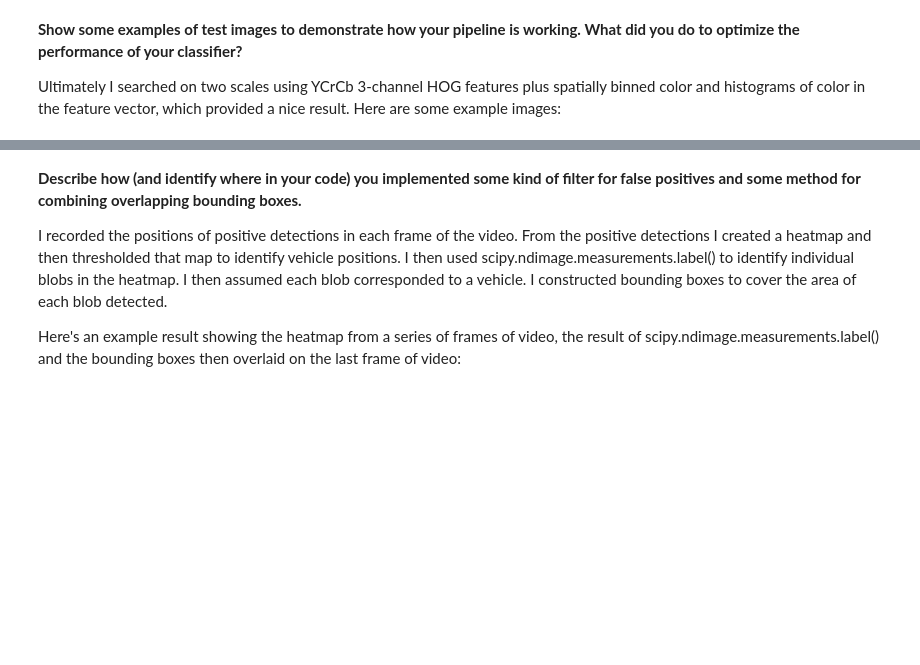
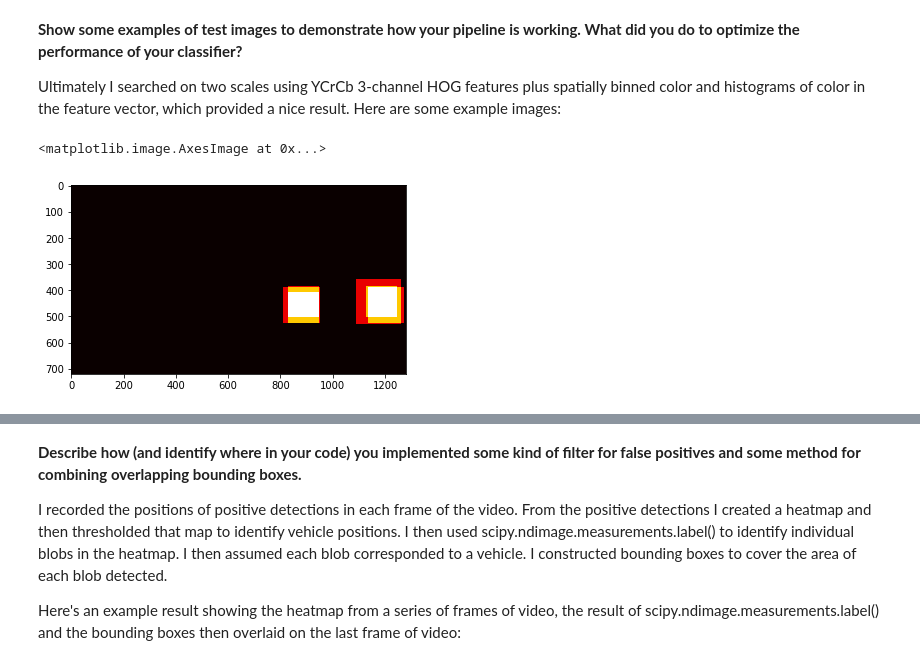
Before and after one commit to hairizuanbinnoorazman/CarND-Vehicle-Detection, a Jupyter notebook: Vehicle Detection.ipynb, the cells around one changed output, grey strips where cells are left out. Saved outputs shown, nothing was run; the diff lists cells and outputs as text; code cells hidden in the pictures; blank space fills up the shorter version.

```diff
--- a/Vehicle Detection.ipynb
+++ b/Vehicle Detection.ipynb
@@ -217,13 +266,17 @@ def extract_features(imgs):
         image = mpimg.imread(file)
 
         # Define the variables needed for using HOG
-        gray_image = gray_convert(image)
-        hog_features = get_hog_features(gray_image, orient=9, pix_per_cell=8, cell_per_block=2)
+        # gray_image = gray_convert(image)
+        # hog_features = get_hog_features(gray_image, orient=9, pix_per_cell=8, cell_per_block=2)
 
         # Define the color histograms that are to be used
         # color_hist_features = color_hist(image, cspace='HLS', nbins=32)
+        extracted_features = single_img_features(image, color_space='YCrCb', spatial_size=(32, 32),
+                        hist_bins=32, orient=9,
+                        pix_per_cell=8, cell_per_block=2, hog_channel='ALL',
+                        spatial_feat=False, hist_feat=False, hog_feat=True)
 
-        features.append(hog_features)
+        features.append(extracted_features)
     return features
 # %% [markdown]
 Describe how (and identify where in your code) you trained a classifier using your selected HOG features (and color features if you used them).
@@ -438,3 +595,30 @@ def draw_labeled_bboxes(img, labels):
         cv2.rectangle(img, bbox[0], bbox[1], (0,0,255), 6)
     # Return the image
     return img
+# %%
+from scipy.ndimage.measurements import label
+
+# Get heat image
+img = mpimg.imread("./test_images/test1.jpg")
+heat = np.zeros_like(img[:,:,0]).astype(np.float)
+
+# Get box list
+box_list = hot_windows
+
+# Add heat to each box in box list
+heat = add_heat(heat,box_list)
+
+# Apply threshold to help remove false positives
+heat = apply_threshold(heat,0)
+
+# Visualize the heatmap when displaying
+heatmap = np.clip(heat, 0, 255)
+
+# Find final boxes from heatmap using label function
+labels = label(heatmap)
+draw_img = draw_labeled_bboxes(np.copy(img), labels)
+# %%
+plt.imshow(heatmap, cmap='hot')
+# %% [output]
+<matplotlib.image.AxesImage at 0x...>
+[figure, added]
```
Also changed, not shown: parts of 18 cells of this notebook, 1 other file.
